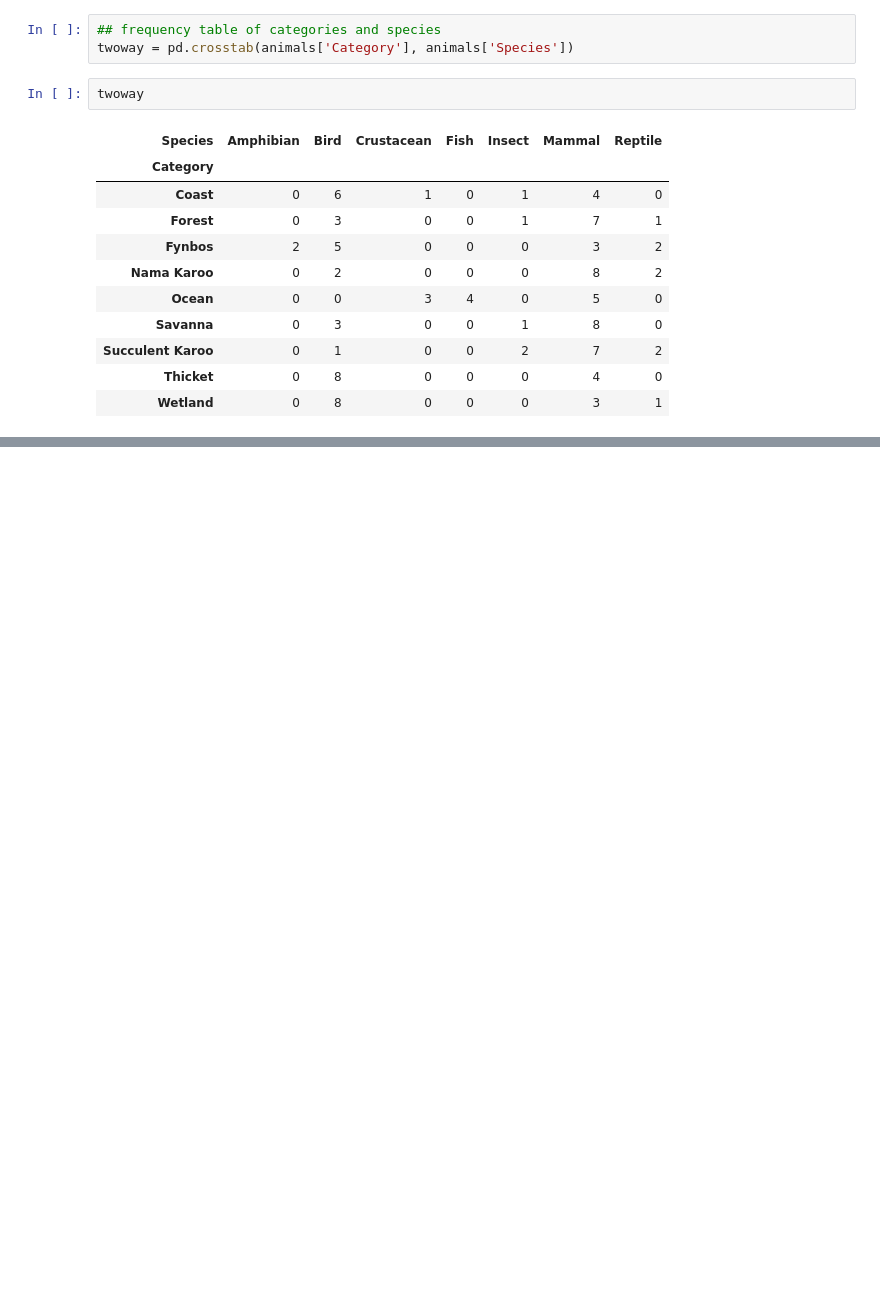
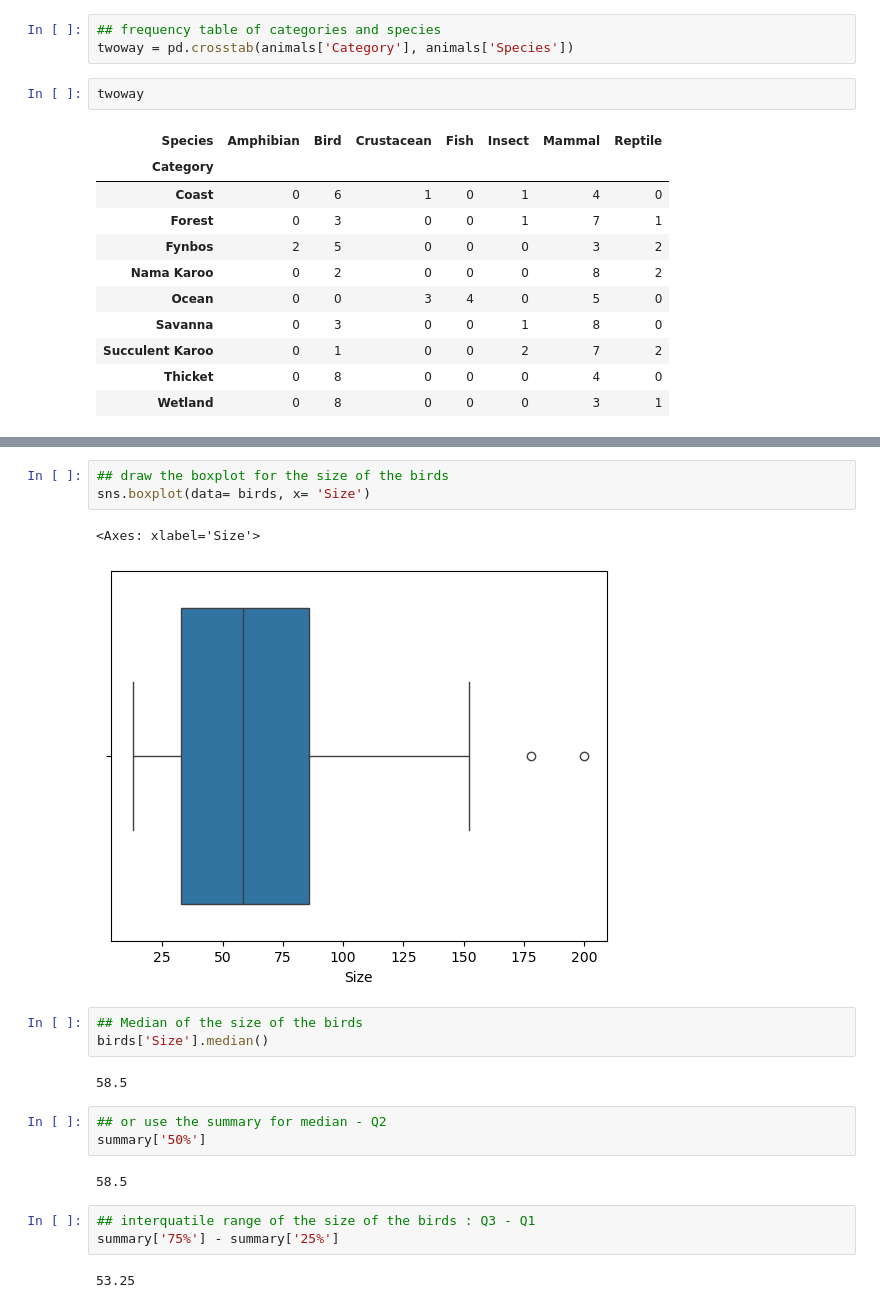
Before and after one commit to topollonaketsana/Coding-Summer-School-CSS, a Jupyter notebook: week 2/probability and statistics/EDA.ipynb, the cells around one changed output, grey strips where cells are left out. Drawn from its saved outputs; the diff is of its cells as text; blank space fills up the shorter version.

```diff
--- a/week 2/probability and statistics/EDA.ipynb
+++ b/week 2/probability and statistics/EDA.ipynb
@@ -129,0 +271,21 @@ twoway
+# %%
+## draw the boxplot for the size of the birds
+sns.boxplot(data= birds, x= 'Size')
+# %% [output]
+<Axes: xlabel='Size'>
+[figure, added]
+# %%
+## Median of the size of the birds
+birds['Size'].median()
+# %% [output]
+58.5
+# %%
+## or use the summary for median - Q2
+summary['50%']
+# %% [output]
+58.5
+# %%
+## interquatile range of the size of the birds : Q3 - Q1
+summary['75%'] - summary['25%']
+# %% [output]
+53.25
```
Also changed, not shown: parts of 25 cells of this notebook, 8 other files.
